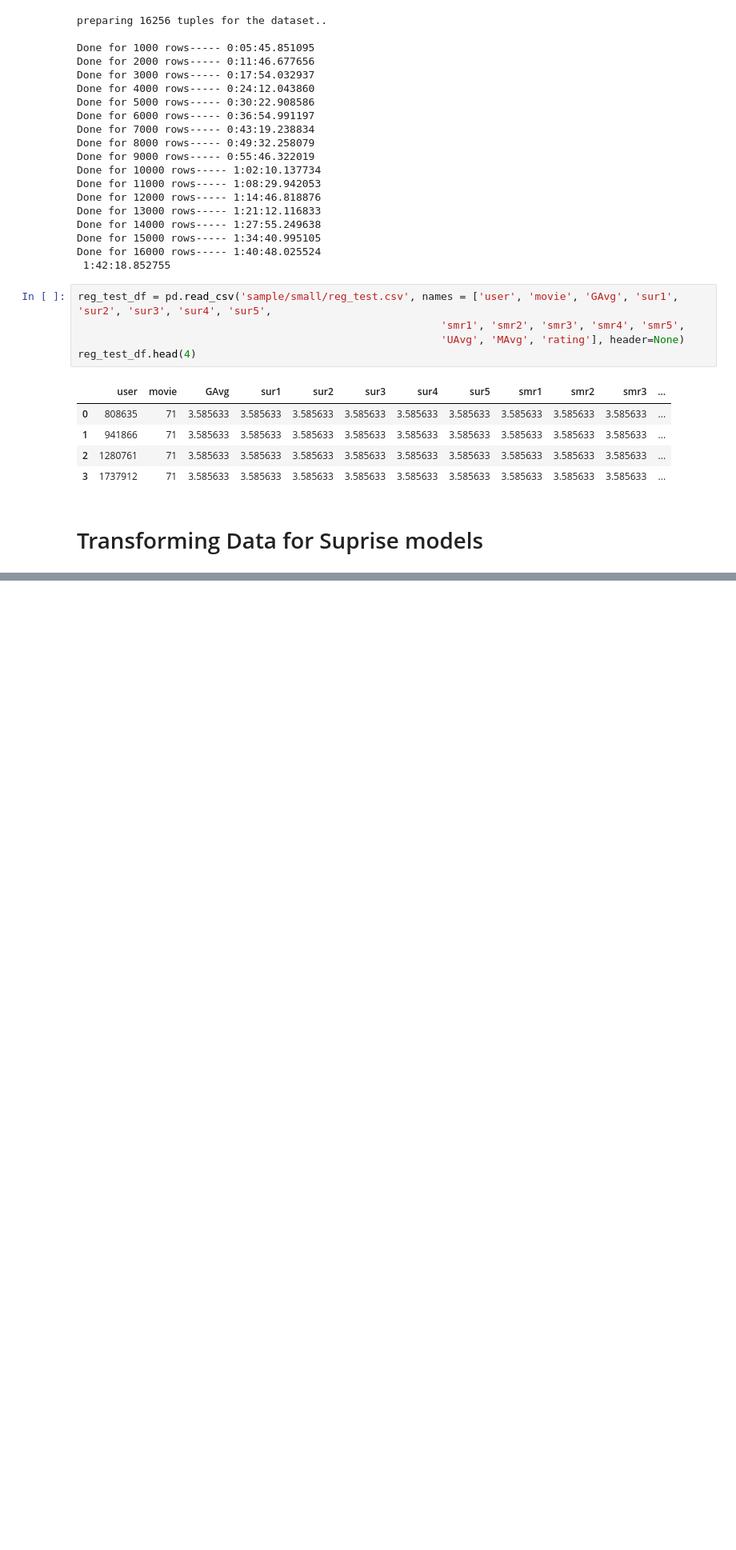
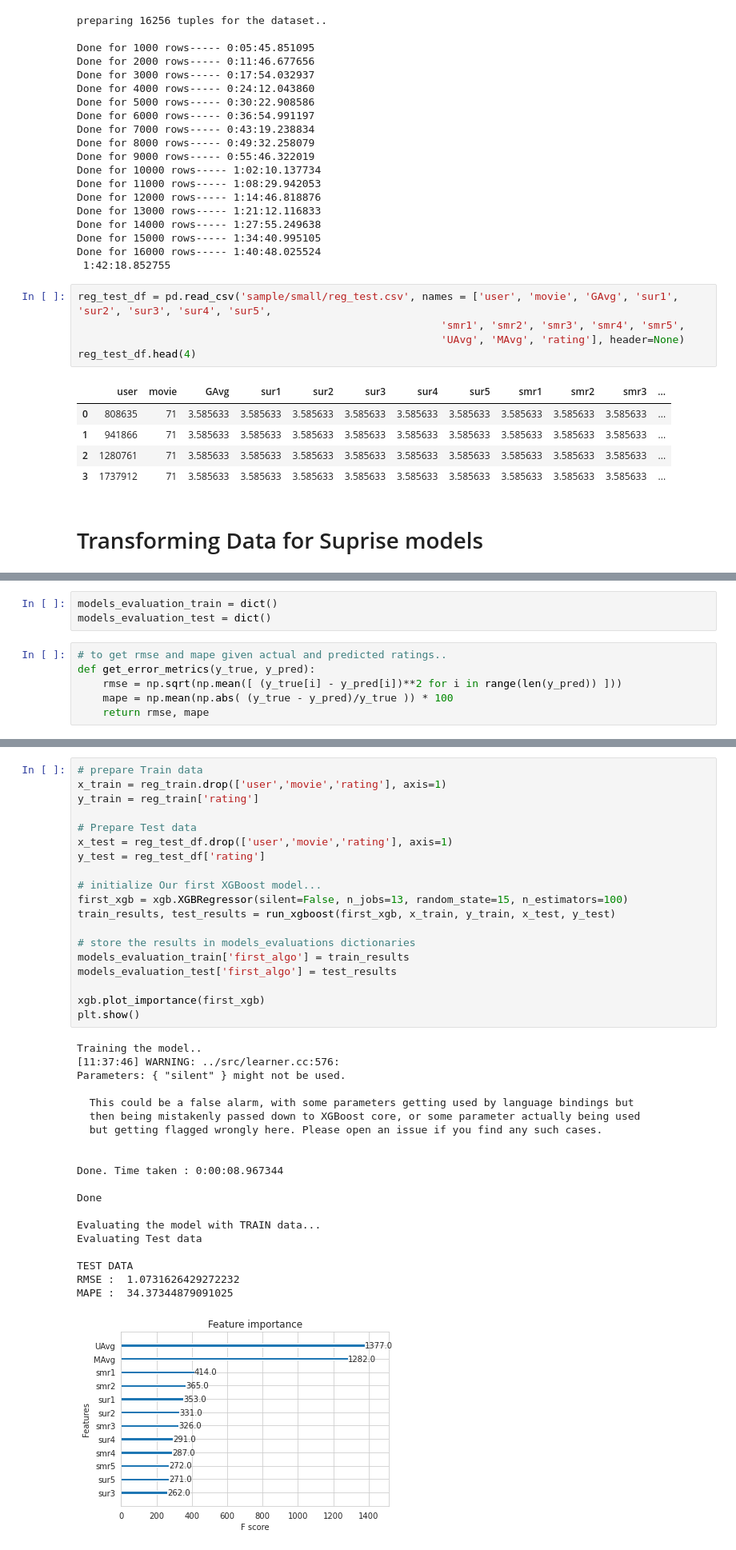
Before and after one commit to shivanshupc/NetFlix_Movie_Recommendation, a Jupyter notebook: netflix_movie_recommendation.ipynb, the cells around one changed output, grey strips where cells are left out. Shown: that part at 80% size. Cells and saved outputs as stored; diff of their text form; blank space fills up the shorter version.

```diff
--- a/netflix_movie_recommendation.ipynb
+++ b/netflix_movie_recommendation.ipynb
@@ -979,0 +1005,9 @@ ModuleNotFoundError: No module named 'surprise'
+# %%
+models_evaluation_train = dict()
+models_evaluation_test = dict()
+# %%
+# to get rmse and mape given actual and predicted ratings..
+def get_error_metrics(y_true, y_pred):
+    rmse = np.sqrt(np.mean([ (y_true[i] - y_pred[i])**2 for i in range(len(y_pred)) ]))
+    mape = np.mean(np.abs( (y_true - y_pred)/y_true )) * 100
+    return rmse, mape
@@ -979,0 +1156,40 @@ ModuleNotFoundError: No module named 'surprise'
+# %%
+# prepare Train data
+x_train = reg_train.drop(['user','movie','rating'], axis=1)
+y_train = reg_train['rating']
+
+# Prepare Test data
+x_test = reg_test_df.drop(['user','movie','rating'], axis=1)
+y_test = reg_test_df['rating']
+
+# initialize Our first XGBoost model...
+first_xgb = xgb.XGBRegressor(silent=False, n_jobs=13, random_state=15, n_estimators=100)
+train_results, test_results = run_xgboost(first_xgb, x_train, y_train, x_test, y_test)
+
+# store the results in models_evaluations dictionaries
+models_evaluation_train['first_algo'] = train_results
+models_evaluation_test['first_algo'] = test_results
+
+xgb.plot_importance(first_xgb)
+plt.show()
+# %% [output]
+Training the model..
+[11:37:46] WARNING: ../src/learner.cc:576:
+Parameters: { "silent" } might not be used.
+
+  This could be a false alarm, with some parameters getting used by language bindings but
+  then being mistakenly passed down to XGBoost core, or some parameter actually being used
+  but getting flagged wrongly here. Please open an issue if you find any such cases.
+
+
+Done. Time taken : 0:00:08.967344
+
+Done
+
+Evaluating the model with TRAIN data...
+Evaluating Test data
+
+TEST DATA
+RMSE :  1.0731626429272232
+MAPE :  34.37344879091025
+[figure, added]
```
Also changed, not shown: parts of 39 cells of this notebook.
